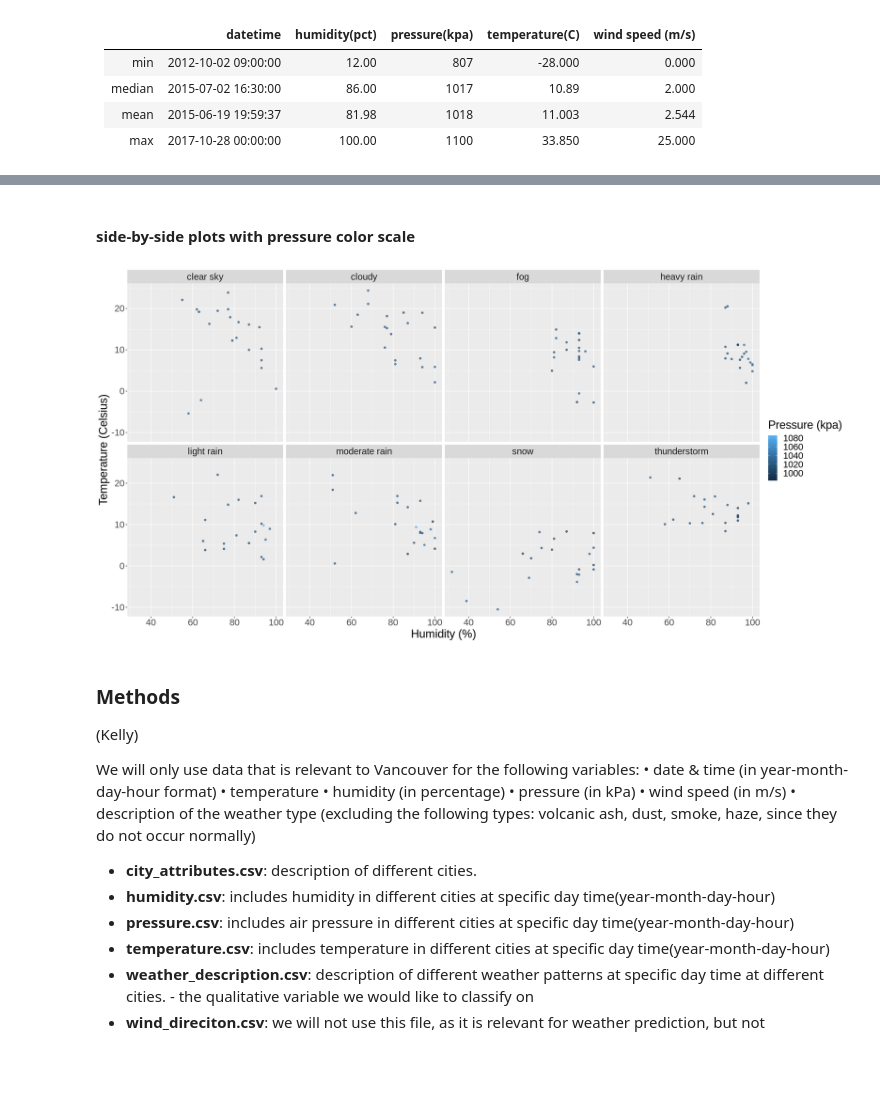
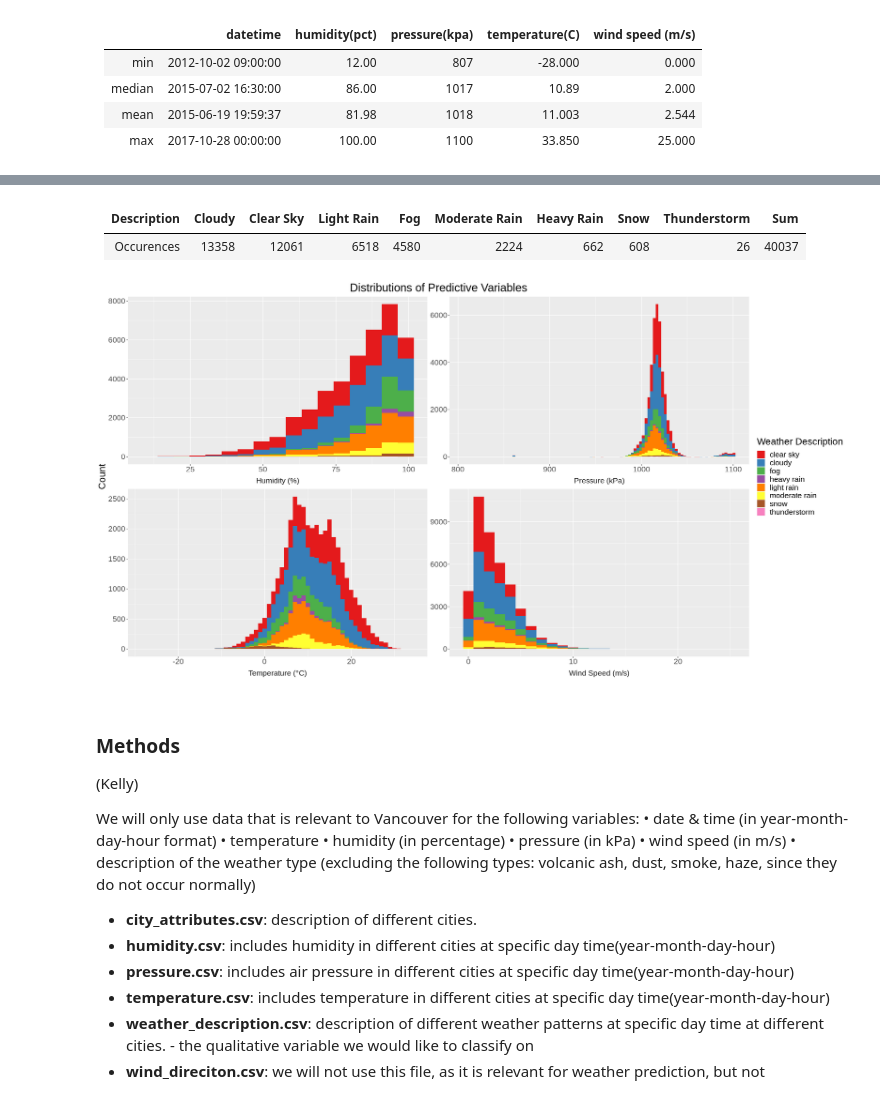
Before and after one commit to StuartLiv/DSCI100Group, a Jupyter notebook: proposal.ipynb, the cells around one changed output, grey strips where cells are left out. Saved outputs shown, nothing was run; the diff lists cells and outputs as text; code cells hidden in the pictures; blank space fills up the shorter version.

Commit message:
Revised proposal to use histogram

```diff
--- a/proposal.ipynb
+++ b/proposal.ipynb
@@ -32,7 +32,7 @@ weather_data_verbose = left_join(humidity_van, pressure_van, by = "datetime") %>
                 left_join(temperature_van, by = "datetime") %>%
                 left_join(wind_van, by = "datetime") %>%
                 left_join(description_van, by = "datetime") %>%
-                `colnames<-`(c("datetime", "humidity.pct", "pressure.kpa", "temperature.c", "wind_speed.m/s", "description")) %>%
+                `colnames<-`(c("datetime", "humidity.pct", "pressure.kpa", "temperature.c", "wind_speed.ms", "description")) %>%
                 na.omit() %>%
                 mutate(temperature.c = temperature.c - 273.15)
 
@@ -161,19 +62,30 @@ weather_data_plot_temp_vs_prs
-# %% [markdown]
-#### side-by-side plots with pressure color scale
-# %%
-options(repr.plot.width = 20, repr.plot.height = 10)
-
-weather_data_plot_fct <- rbind_data %>%
-  ggplot(aes(x = humidity.pct, y = temperature.c, colour = pressure.kpa)) +
-  geom_point(alpha = 0.7) +
-  labs(x = "Humidity (%)",
-       y = "Temperature (Celsius)",
-       color = "Pressure (kpa)") +
-  facet_wrap(~ factor(description, levels = c("clear sky", "cloudy", "fog", "heavy rain", "light rain", "moderate rain", "snow", "thunderstorm")), ncol = 4) +
-  theme(text = element_text(size = 22))
-weather_data_plot_fct
-# %% [output]
-[figure, removed]
+# %% [markdown]
+| Description | Cloudy | Clear Sky | Light Rain | Fog  | Moderate Rain | Heavy Rain | Snow | Thunderstorm |Sum   |
+|-------------|--------|-----------|------------|------|---------------|------------|------|--------------|------|
+| Occurences  | 13358  | 12061     | 6518       | 4580 | 2224          | 662        | 608  | 26           | 40037|
+# %%
+options(repr.plot.width = 22, repr.plot.height = 12)
+
+hist_data = pivot_longer(weather_data, c(temperature.c, pressure.kpa, humidity.pct, wind_speed.ms),
+            names_to = "measurement", values_to = "value")
+
+hist_labels = as_labeller(c("humidity.pct" = "Humidity (%)", "pressure.kpa" = "Pressure (kPa)", "temperature.c" = "Temperature (°C)", "wind_speed.ms" = "Wind Speed (m/s)"))
+
+hist_plot = ggplot(hist_data, aes(x = value, fill = description)) +
+            ggtitle("Distributions of Predictive Variables") +
+            geom_histogram(data = subset(hist_data, measurement == "humidity.pct"), binwidth = 5.5) +
+            geom_histogram(data = subset(hist_data, measurement == "pressure.kpa"), binwidth = 3) +
+            geom_histogram(data = subset(hist_data, measurement == "temperature.c"), binwidth = 1) +
+            geom_histogram(data = subset(hist_data, measurement == "wind_speed.ms"), binwidth = 1) +
+            facet_wrap(~measurement, scales = "free", strip.position = "bottom",
+                    labeller = hist_labels) +
+            labs(x = "", y = "Count", fill = "Weather Description") +
+            scale_fill_brewer(palette = "Set1") +
+            theme(strip.placement = "outside", strip.background = element_blank(), text = element_text(size = 20), plot.title = element_text(hjust = 0.5))
+
+hist_plot
+# %% [output]
+[figure, added]
 # %% [markdown]
 ### Methods
 
```
Also changed, not shown: parts of 8 cells of this notebook, 1 other file.
